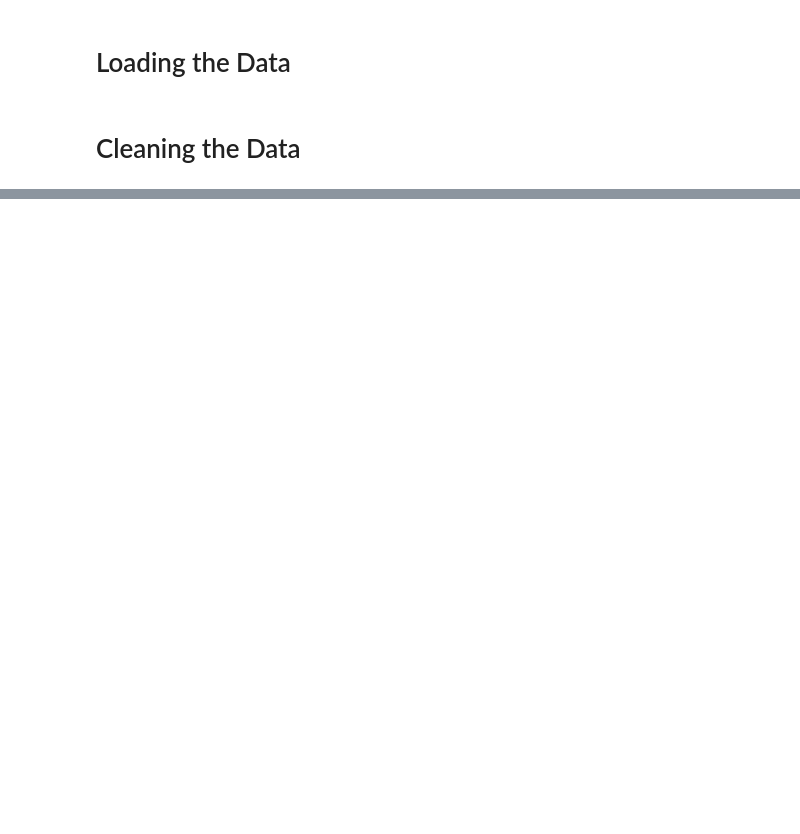
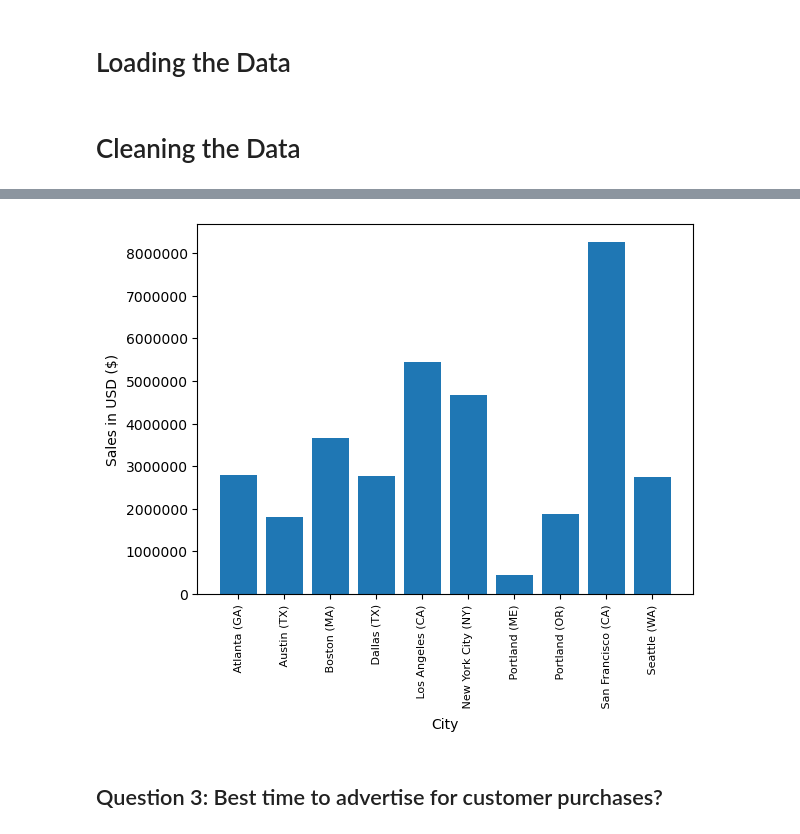
Before and after one commit to zachary-matthieu/python, a Jupyter notebook: kg_case_study.ipynb, the cells around one changed output, grey strips where cells are left out. Drawn from its saved outputs; the diff is of its cells as text; code cells hidden in the pictures; blank space fills up the shorter version.

```diff
--- a/kg_case_study.ipynb
+++ b/kg_case_study.ipynb
@@ -39,0 +152,4 @@ df.head()
+# %%
+# Create 'City' Column
+df['City'] = df['Purchase Address'].apply(lambda x: x.split(',')[1])
+df.head()
@@ -39,0 +163,11 @@ df.head()
+# %%
+# Adding State to 'City' Column
+def get_city(address):
+    return address.split(',')[1]
+
+def get_state(address):
+    return address.split(',')[2].split(' ')[1]
+
+# F String
+df['City'] = df['Purchase Address'].apply(lambda x: f"{get_city(x)} ({get_state(x)})")
+df.head()
@@ -39,0 +181,4 @@ df.head()
+# %%
+# Groupby 'City'
+city_sales = df.groupby('City').sum()
+city_sales.sort_values('Sales', ascending = False)
@@ -39,0 +198,20 @@ df.head()
+# %%
+# 'city_sales' Visual
+import matplotlib.pyplot as plt
+
+cities = [city for city, df in df.groupby('City')]
+
+plt.bar(cities, city_sales['Sales'])
+
+plt.xticks(cities, rotation = 'vertical', size = 8)
+plt.xlabel('City')
+plt.ylabel('Sales in USD ($)')
+
+# Remove Scientific Notation
+plt.ticklabel_format(style = 'plain', axis = 'y')
+
+plt.show()
+# %% [output]
+[figure, added]
+# %% [markdown]
+## Question 3: Best time to advertise for customer purchases?
```
Also changed, not shown: parts of 30 cells of this notebook.
